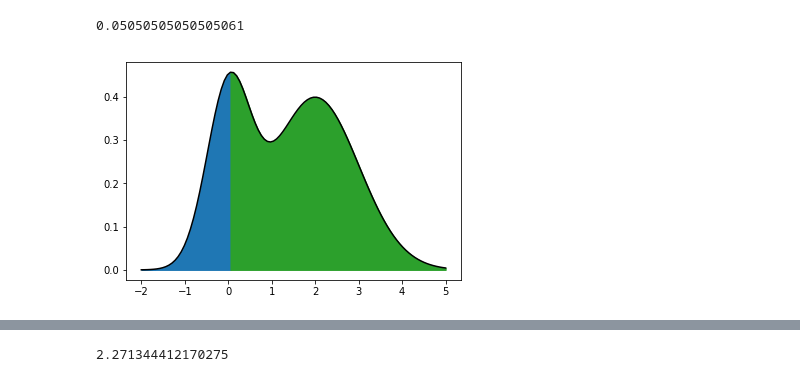
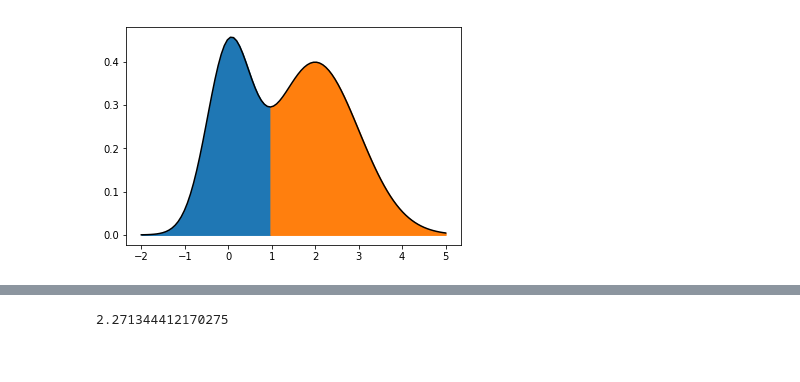
Before and after one commit to jonasspinner/18wt-seminar-kde-and-mse, a Jupyter notebook: notebooks/1.0-introduction-figures.ipynb, the cells around one changed output, grey strips where cells are left out. Cells and saved outputs as stored; diff of their text form; code cells hidden in the pictures.

```diff
--- a/notebooks/1.0-introduction-figures.ipynb
+++ b/notebooks/1.0-introduction-figures.ipynb
@@ -6,25 +6,23 @@ from scipy.stats import norm
 # %%
 def figure_1d_pdf():
     x = np.linspace(-2, 5, 100)
 
     def f(x):
         a = norm(0, 0.5)
         b = norm(2, 1)
         return 0.5 * a.pdf(x) + b.pdf(x)
 
-    valley = x[10:-1][np.abs(np.diff(f(x))[10:]) < 1e-3][0]
-    print(valley)
+    valley = 0.96
 
     fig, ax = plt.subplots()
     ax.plot(x, f(x), color='k')
-    ax.fill_between(x, f(x), where=(x <= valley), color='C0')
-    ax.fill_between(x, f(x), where=(x >= valley), color='C2')
+    ax.fill_between(x, f(x), where=(x <= valley + 1e-2), color='C0')
+    ax.fill_between(x, f(x), where=(x >= valley), color='C1')
     plt.show()
 
 figure_1d_pdf()
 # %% [output]
-0.05050505050505061
-[figure, old version]
+[figure, new version]
 # %%
 def figure_sklearn_demo():
     import numpy as np
```
Also changed, not shown: parts of 3 cells of this notebook, 2 other files.
